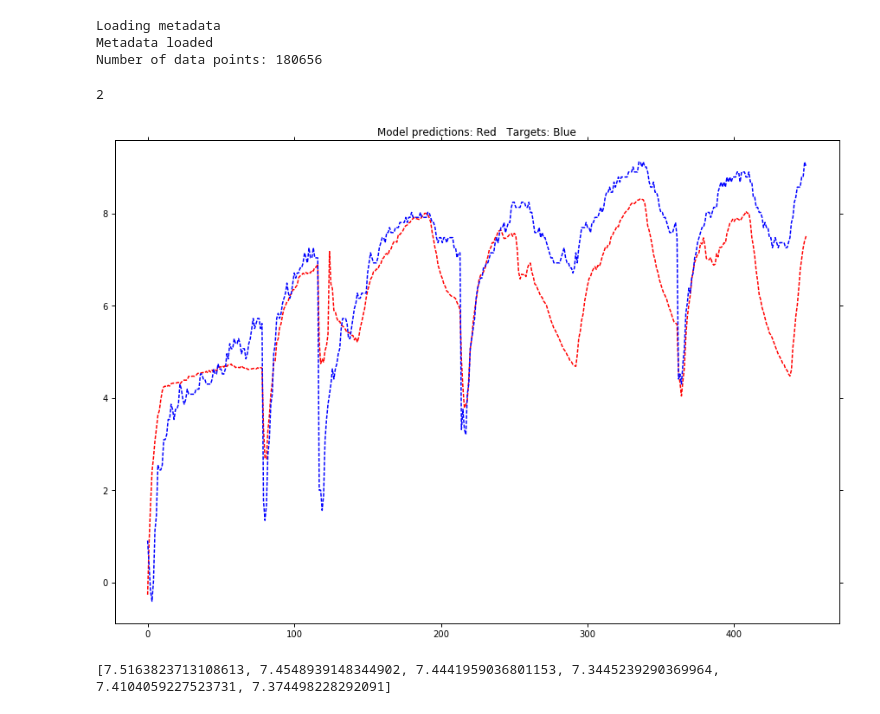
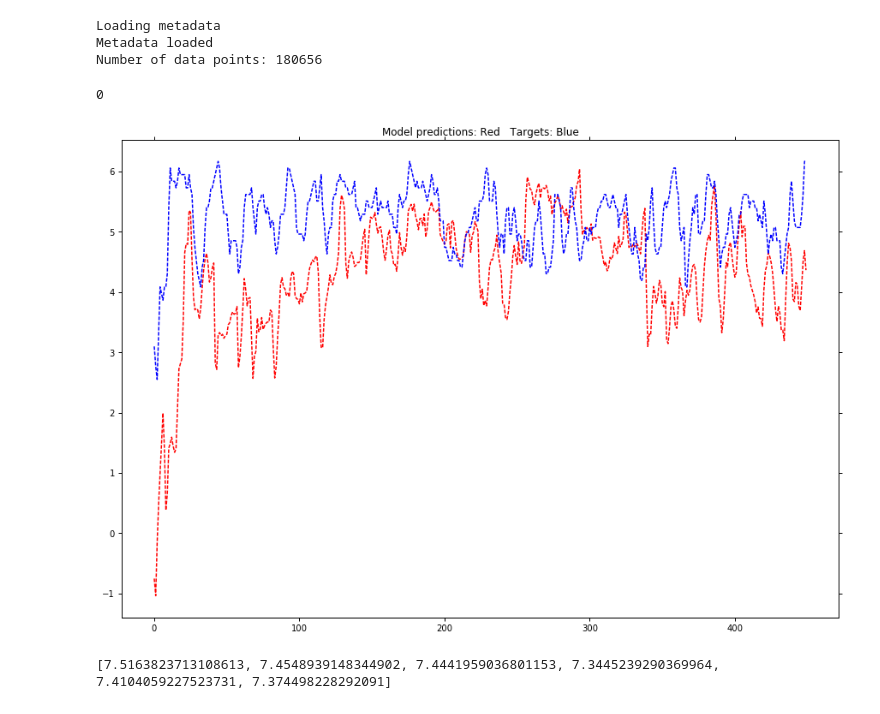
Before and after one commit to Epist/endomondo_inference, a Jupyter notebook: Keras_playground.ipynb, the cells around one changed output. Cells and saved outputs as stored; diff of their text form; code cells hidden in the pictures.

```diff
--- a/Keras_playground.ipynb
+++ b/Keras_playground.ipynb
@@ -395,16 +395,20 @@ trimmed_workout_len = 450
 num_steps = 128
 batch_size_m = 64
 targetAtts = ["heart_rate"]
-data_path = "../multimodalDBM/endomondoHR_proper.json"
+data_path = "../multimodalDBM/endomondoHR_proper_newmeta.json"
 #data_path = "../multimodalDBM/endomondoHR_proper_newmeta.json"
 trainValTestSplit = [0.8, 0.1, 0.1]
+trainValTestFN = "logs/keras/keras__noSport_hrTarget" #The filename root from which to load the train valid test split
+
 
 
 #endoFeatures = ["sport", "heart_rate", "gender", "altitude", "time_elapsed", "distance", "new_workout", "derived_speed", "userId"] #, "mean_speed", "mean_hr", "total_time"]
-endoFeatures = ["heart_rate", "new_workout", "gender", "sport", "userId", "altitude", "distance", "derived_speed", "time_elapsed"]
+#endoFeatures = ["heart_rate", "new_workout", "gender", "sport", "userId", "altitude", "distance", "derived_speed", "time_elapsed"]
+endoFeatures = ["heart_rate", "new_workout", "gender", "userId", "altitude", "distance", "derived_speed", "time_elapsed"]
+
 #inputOrderNames = [x for x in endoFeatures if x!=targetAtt]
 endo_reader = dataInterpreter(fn=data_path, scaleVals=True, trimmed_workout_length=trimmed_workout_len, scaleTargets=True)
-endo_reader.buildDataSchema(endoFeatures, targetAtts, trainValTestSplit, zMultiple=zMultiple)
+endo_reader.buildDataSchema(endoFeatures, targetAtts, trainValTestSplit, zMultiple=zMultiple, trainValidTestFN = trainValTestFN)
 
 input_dim = endo_reader.getInputDim(targetAtts)
 target_dim = endo_reader.getTargetDim(targetAtts)
@@ -415,29 +419,30 @@ Number of data points: 180656
 # %%
 from keras.models import load_model
 #model = load_model("model_states/no_user_keras_test_epoch_16")
-model = load_model("model_states/keras__all08_06PM_March_19_2017_bestValidScore")
+#model = load_model("model_states/keras__all08_06PM_March_19_2017_bestValidScore")
+model = load_model("model_states/keras__noSport_hrTarget01_32PM_April_04_2017_bestValidScore")
 #keras__all08_06PM_March_19_2017_epoch_20
 
-pred_gen = endo_reader.endoIteratorSupervised(batch_size_m, num_steps, "valid")
+pred_gen = endo_reader.endoIteratorSupervised(batch_size_m, num_steps, "test")
 pred_inputs, pred_targets = pred_gen.next()
 
 predictions = model.predict_on_batch(pred_inputs)
 # %%
 #Plot the predictions vs the targets...
 
-workout_number = 2
+workout_number = 0
 #workout_number += 1
 print(workout_number)
 
 indices=np.array(range(trimmed_workout_len))
 plt.figure(num=None, figsize=(15, 10), dpi=100, facecolor='w', edgecolor='k')
 plt.plot(indices, predictions.flatten()[trimmed_workout_len*workout_number:trimmed_workout_len*(workout_number+1)], 'r--', indices,
          pred_targets.flatten()[trimmed_workout_len*workout_number:trimmed_workout_len*(workout_number+1)], 'b--')
 plt.title("Model predictions: Red   Targets: Blue")
 plt.show()
 # %% [output]
-2
+0
-[figure, old version]
+[figure, new version]
 # %%
 #target_fn = "/home/lmuhlste/endomondo_inference/logs/kerasmodel_history_no_user_keras_test_valid_epoch_"
 target_fn = "/home/lmuhlste/endomondo_inference/logs/keras/model_valid_score_keras_test_epoch_"
```
Also changed, not shown: parts of 20 cells of this notebook, 6 other files.
